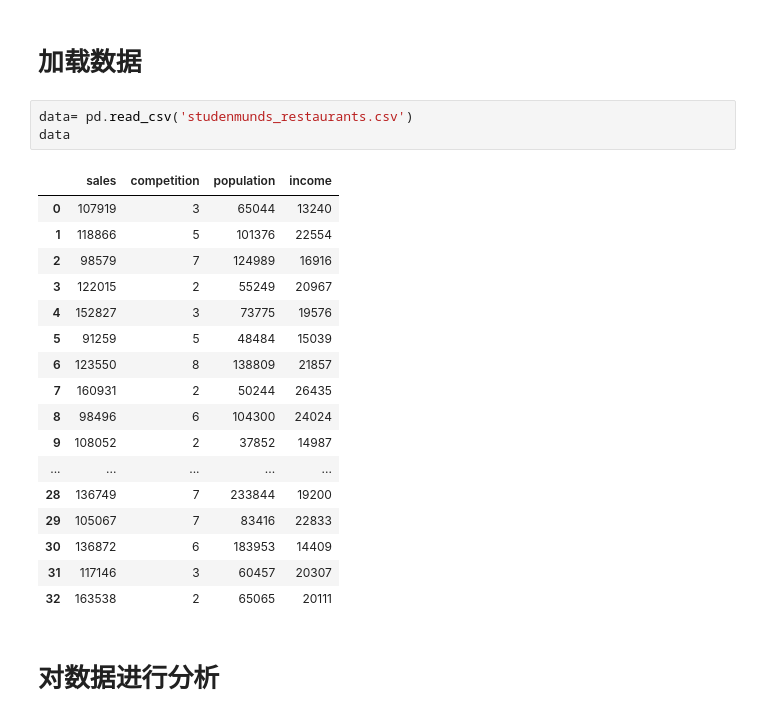
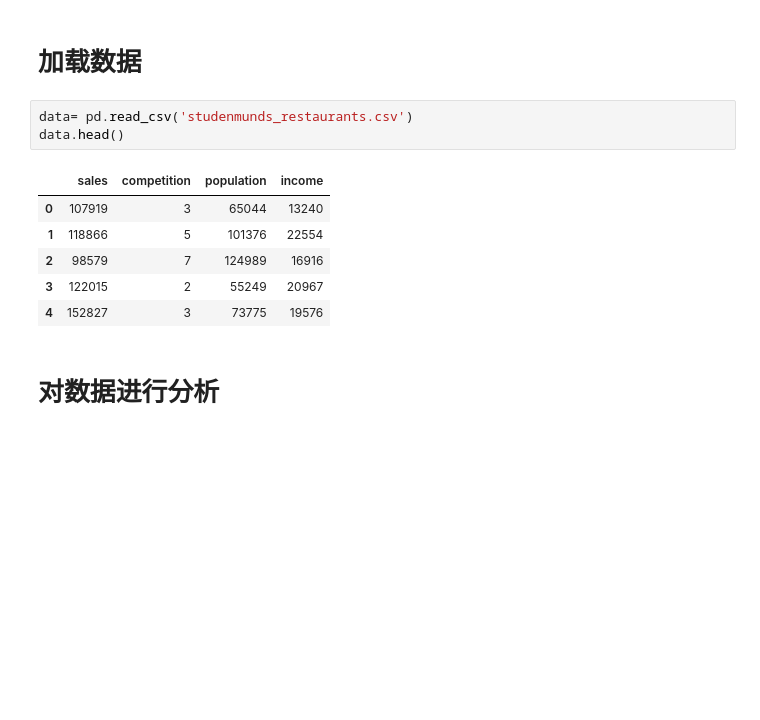
Before and after one commit to SlotherCui/-, a Jupyter notebook: 数据科学/market/13.预测消费规模/MDS_Chapter_13/Mark_13.ipynb, the cells around one changed output. Cells and saved outputs as stored; diff of their text form; blank space fills up the shorter version.

```diff
--- a/数据科学/market/13.预测消费规模/MDS_Chapter_13/Mark_13.ipynb
+++ b/数据科学/market/13.预测消费规模/MDS_Chapter_13/Mark_13.ipynb
@@ -7,25 +7,14 @@ import matplotlib.pyplot as plt
 # 加载数据
 # %%
 data= pd.read_csv('studenmunds_restaurants.csv')
-data
+data.head()
 # %% [output]
 |  | sales | competition | population | income |
 | 0 | 107919 | 3 | 65044 | 13240 |
 | 1 | 118866 | 5 | 101376 | 22554 |
 | 2 | 98579 | 7 | 124989 | 16916 |
 | 3 | 122015 | 2 | 55249 | 20967 |
 | 4 | 152827 | 3 | 73775 | 19576 |
-| 5 | 91259 | 5 | 48484 | 15039 |
-| 6 | 123550 | 8 | 138809 | 21857 |
-| 7 | 160931 | 2 | 50244 | 26435 |
-| 8 | 98496 | 6 | 104300 | 24024 |
-| 9 | 108052 | 2 | 37852 | 14987 |
-| ... | ... | ... | ... | ... |
-| 28 | 136749 | 7 | 233844 | 19200 |
-| 29 | 105067 | 7 | 83416 | 22833 |
-| 30 | 136872 | 6 | 183953 | 14409 |
-| 31 | 117146 | 3 | 60457 | 20307 |
-| 32 | 163538 | 2 | 65065 | 20111 |
 # %% [markdown]
 # 对数据进行分析
 # %% [markdown]
```
Also changed, not shown: 47 other files.
